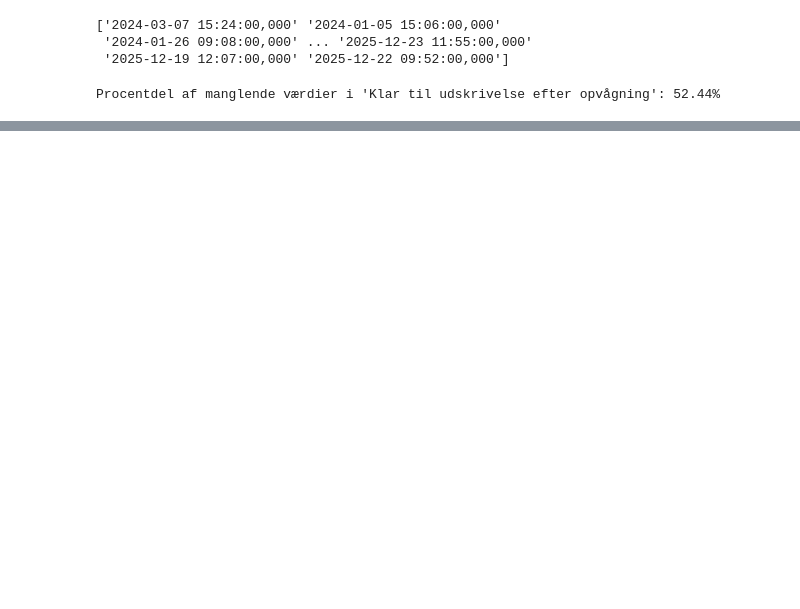
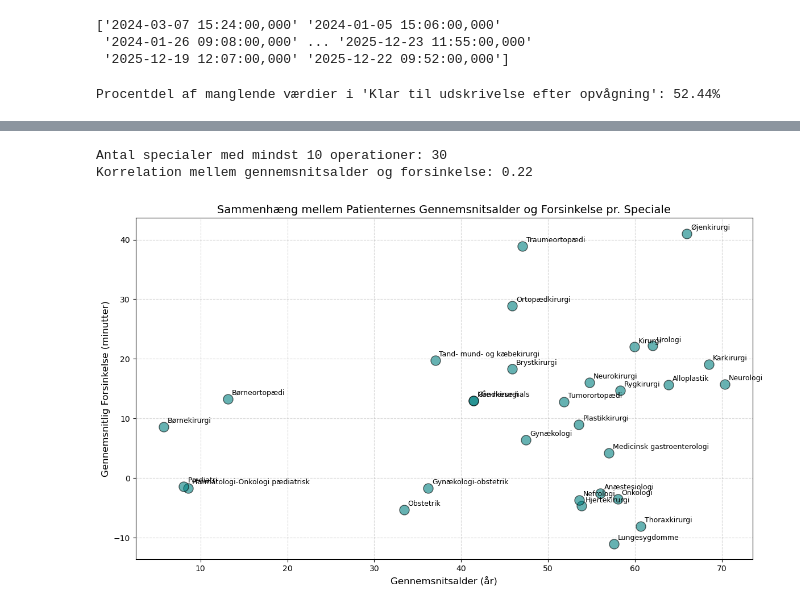
Before and after one commit to killermort9/AnalyticsToAction, a Jupyter notebook: FRIDA.ipynb, the cells around one changed output, grey strips where cells are left out. Saved outputs shown, nothing was run; the diff lists cells and outputs as text; code cells hidden in the pictures; blank space fills up the shorter version.

```diff
--- a/FRIDA.ipynb
+++ b/FRIDA.ipynb
@@ -124,0 +228,45 @@ Procentdel af manglende værdier i 'Klar til udskrivelse efter opvågning': 52.4
+# %%
+import pandas as pd
+import matplotlib.pyplot as plt
+
+# 1. Gruppér efter 'Speciale'
+# Vi bruger .agg() til at lave navngivne kolonner med det samme (Named Aggregation)
+stats_df = df_complete_wo.groupby('Speciale').agg(
+    Gns_Alder=('Patient Alder', 'mean'),
+    Gns_Forsinkelse=('Forsinkelse (minutter)', 'mean'),
+    Antal_Operationer=('Case-ID Anonymous', 'count')
+).reset_index()
+
+# 2. Filtrér specialer med færre end 10 operationer (valgfrit - du kan ændre tallet)
+# Dette sikrer, at gennemsnittet er baseret på et solidt grundlag
+stats_df = stats_df[stats_df['Antal_Operationer'] >= 10]
+
+# 3. Beregn korrelationen mellem alder og forsinkelse
+korrelation = stats_df['Gns_Alder'].corr(stats_df['Gns_Forsinkelse'])
+
+print(f"Antal specialer med mindst 10 operationer: {len(stats_df)}")
+print(f"Korrelation mellem gennemsnitsalder og forsinkelse: {korrelation:.2f}")
+
+# 4. Lav visualiseringen
+plt.figure(figsize=(12, 7))
+plt.scatter(stats_df['Gns_Alder'], stats_df['Gns_Forsinkelse'],
+            alpha=0.6, s=150, color='teal', edgecolor='black')
+
+# Tilføj navne på specialerne ved hvert punkt
+for i, row in stats_df.iterrows():
+    plt.annotate(row['Speciale'],
+                 (row['Gns_Alder'], row['Gns_Forsinkelse']),
+                 xytext=(5, 5), textcoords='offset points', fontsize=9)
+
+# Tilføj titler og labels
+plt.title('Sammenhæng mellem Patienternes Gennemsnitsalder og Forsinkelse pr. Speciale', fontsize=14)
+plt.xlabel('Gennemsnitsalder (år)', fontsize=12)
+plt.ylabel('Gennemsnitlig Forsinkelse (minutter)', fontsize=12)
+plt.grid(True, linestyle='--', alpha=0.5)
+
+plt.tight_layout()
+plt.show()
+# %% [output]
+Antal specialer med mindst 10 operationer: 30
+Korrelation mellem gennemsnitsalder og forsinkelse: 0.22
+[figure, added]
```
Also changed, not shown: parts of 20 cells of this notebook.
